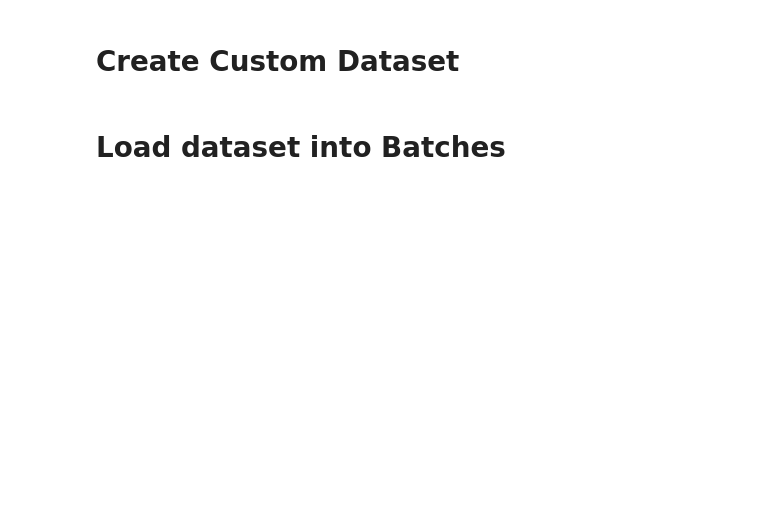
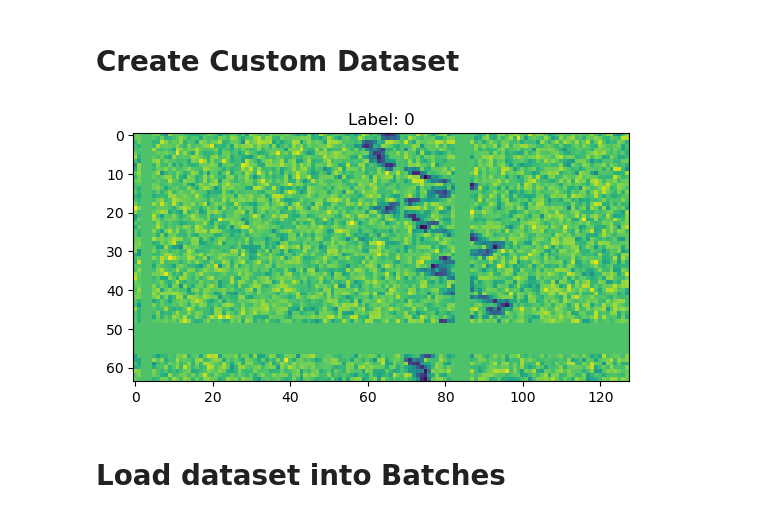
Before and after one commit to ikabrain/radio-signal-classifier, a Jupyter notebook: Guided Project - Classify Radio Signals using PyTorch.ipynb, the cells around one changed output. Cells and saved outputs as stored; diff of their text form; code cells hidden in the pictures; blank space fills up the shorter version.

Commit message:
feat: create custom augmented dataset & batch loader

```diff
--- a/Guided Project - Classify Radio Signals using PyTorch.ipynb
+++ b/Guided Project - Classify Radio Signals using PyTorch.ipynb
@@ -90,4 +93,12 @@ plt.show()
 # %%
 from spec_augment import TimeMask, FreqMask
+# %%
+# To compose a set of random transformations to be applied on an image dataset, we use pytorch's `torchvision.transform.Compose([...])` object
+
+def get_train_transform():
+    return T.Compose([
+        TimeMask(T=15, num_masks=4), # T is width of VERTICAL mask here
+        FreqMask(F=15, num_masks=3), # F is width of HORIZONTAL mask here
+    ])
 # %% [markdown]
 # Create Custom Dataset
@@ -94,7 +147,14 @@ from spec_augment import TimeMask, FreqMask
+# %%
+trainset = SpecDataset(df_train, augmentations=get_train_transform())
+validset = SpecDataset(df_valid, augmentations=None)
 # %%
+# TESTING trainset output - Everytime we run this cell, new augmentation applied!
 image, label = trainset[591]
 
 plt.imshow(image.permute(0, 1, 2).squeeze())
-print(label)
+plt.title(f"Label: {label}")
+plt.show()
+# %% [output]
+[figure, added]
 # %% [markdown]
 # Load dataset into Batches
```
Also changed, not shown: parts of 5 cells of this notebook.
